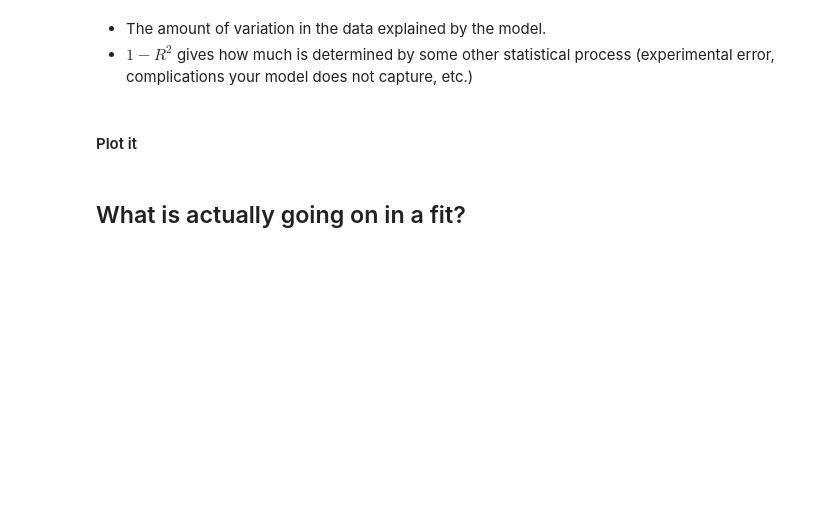
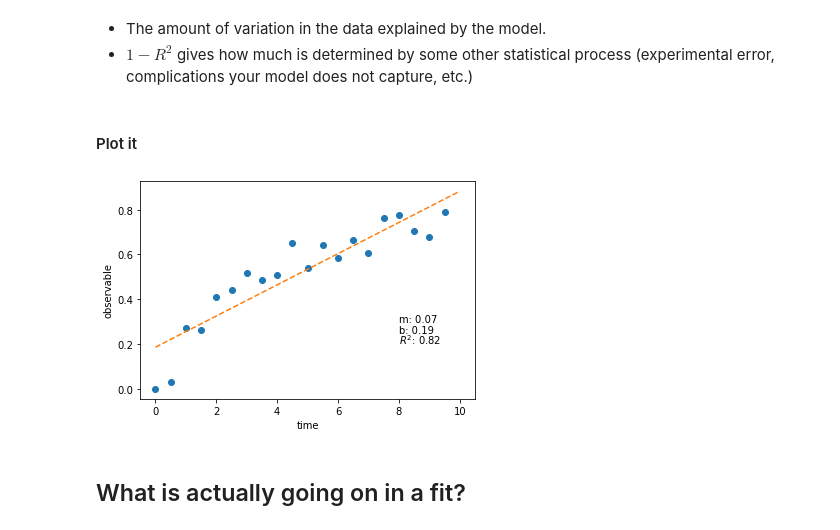
Before and after one commit to harmsm/pythonic-science, a Jupyter notebook: chapters/02_regression/00_intro-to-regression.ipynb, the cells around one changed output. Cells and saved outputs as stored; diff of their text form; code cells hidden in the pictures; blank space fills up the shorter version.

```diff
--- a/chapters/02_regression/00_intro-to-regression.ipynb
+++ b/chapters/02_regression/00_intro-to-regression.ipynb
@@ -58,16 +82,18 @@ print("R squared:",r_value**2)
 # %%
 
 fig, ax = plt.subplots()
 ax.plot(d.time,d.obs,"o")
 ax.set_xlabel("time")
 ax.set_ylabel("observable")
 
-t_range = np.array([0,10])
-ax.plot(t_range,t_range*m + b,"--")
+x_range = np.array([0,10])
+ax.plot(x_range,x_range*m + b,"--")
 ax.text(8,0.30,"m: {:.2f}".format(m))
 ax.text(8,0.25,"b: {:.2f}".format(b))
 ax.text(8,0.20,"$R^{2}$: " + "{:.2f}".format(r_value**2))
 None
+# %% [output]
+[figure, added]
 # %% [markdown]
 ## What is actually going on in a fit?
 # %% [markdown]
```
Also changed, not shown: parts of 8 cells of this notebook, 12 other files.
